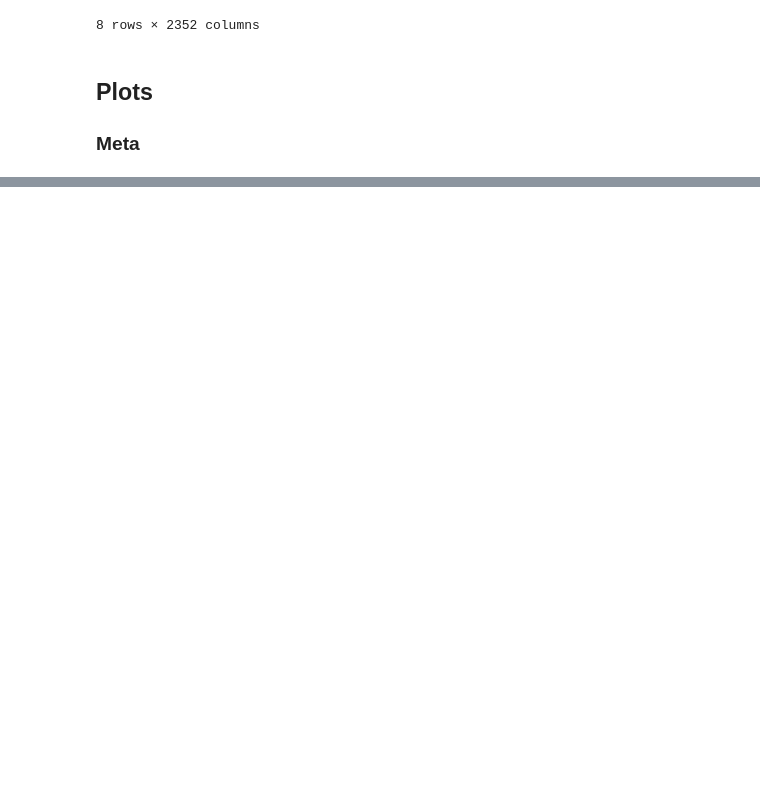
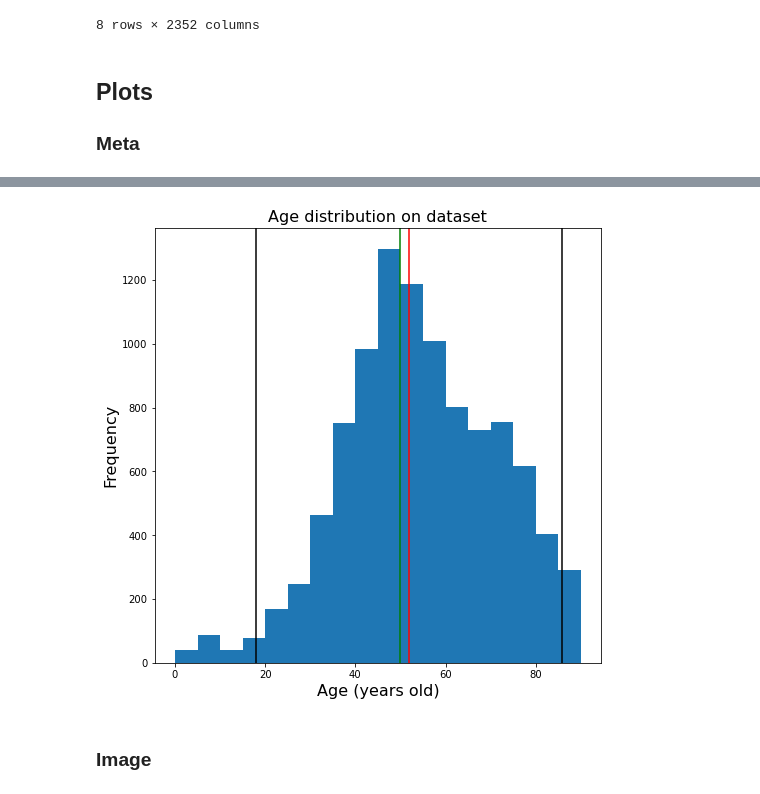
Before and after one commit to e-lubrini/pseudo-labelling, a Jupyter notebook: PseudoLabelingDemo.ipynb, the cells around one changed output, grey strips where cells are left out. Cells and saved outputs as stored; diff of their text form; code cells hidden in the pictures; blank space fills up the shorter version.

```diff
--- a/PseudoLabelingDemo.ipynb
+++ b/PseudoLabelingDemo.ipynb
@@ -172,0 +175,24 @@ fig.set_size_inches(*plot_size)
+# %%
+plot_size = 8
+std_span = 2 # >75 % data (Chebyshev’s Theorem), > 95% on normal distributions
+
+fig, ax = plt.subplots()
+
+ax.hist(meta_df.age, bins=np.arange(0,95,5))
+
+ax.set_title("Age distribution on dataset",fontsize=plot_size*2)
+ax.set_xlabel("Age (years old)",fontsize=plot_size*2)
+ax.set_ylabel("Frequency",fontsize=plot_size*2)
+
+ax.axvline(meta_df.age.mean(), color="red") # Mean line
+ax.axvline(meta_df.age.median(), color="green") # Median line
+
+ax.axvline(meta_df.age.mean()- meta_df.age.std()*std_span, color="black") # Std lines
+ax.axvline(meta_df.age.mean() + meta_df.age.std()*std_span, color="black")
+
+
+fig.set_size_inches(plot_size,plot_size)
+# %% [output]
+[figure, added]
+# %% [markdown]
+### Image
```
Also changed, not shown: parts of 5 cells of this notebook.
